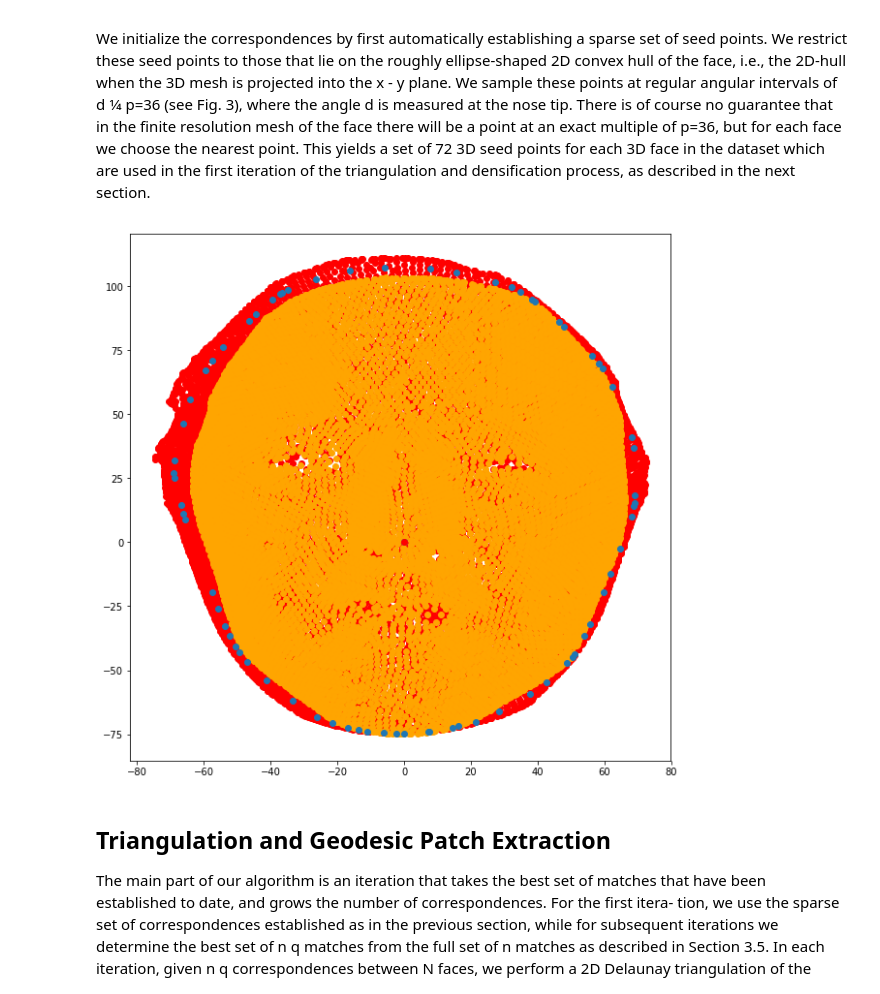
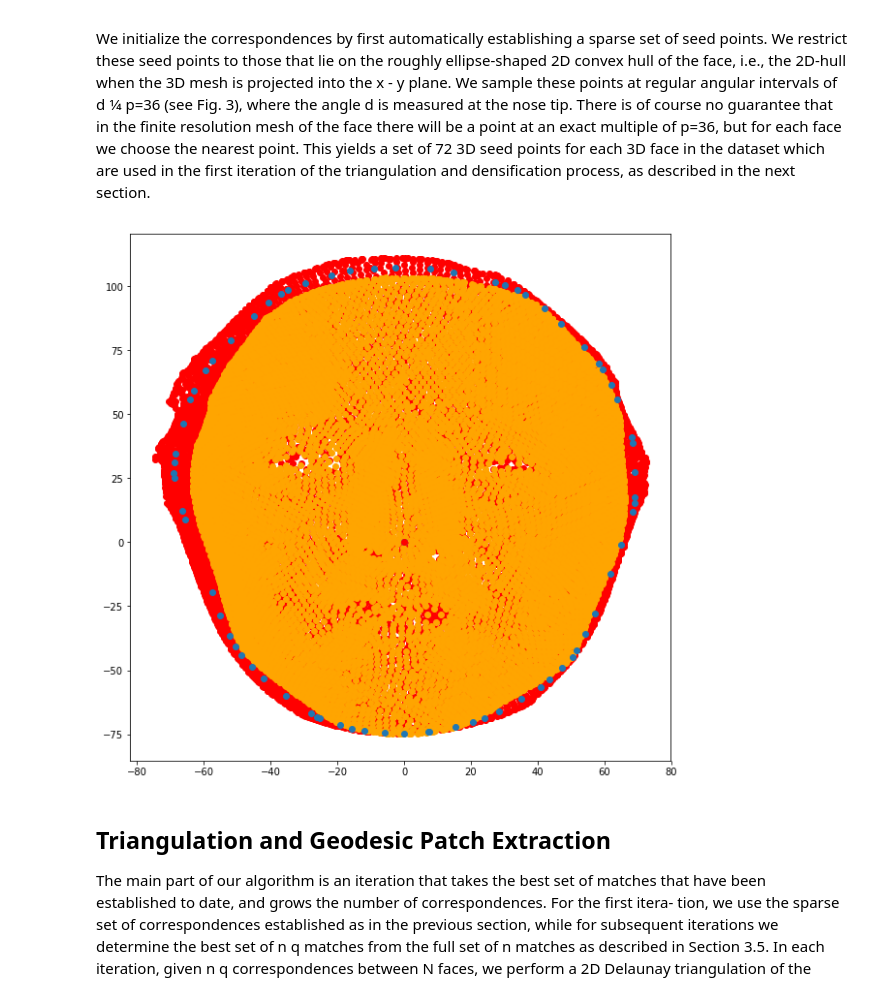
Before and after one commit to pyaf/Dense-3D-Face-Correspondence, a Jupyter notebook: hemanth.ipynb, the cells around one changed output. Drawn from its saved outputs; the diff is of its cells as text; code cells hidden in the pictures.

```diff
--- a/hemanth.ipynb
+++ b/hemanth.ipynb
@@ -82,41 +116,42 @@ multiple of p=36, but for each face we choose the nearest point. This yields a s
 # plt.show()
 # %%
 def hull72(points,nosex,nosey,nosez):
-    from math import sin, cos
     newhull = [[nosex,nosey,nosez]]
     for theta in range(0,360,5):
-        fx = 200*cos(theta)
-        fy = 200*sin(theta)
+        fx = 200*cos(theta * np.pi/180)
+        fy = 200*sin(theta * np.pi/180)
+
         nearest_point = min(zip(points[:,0],points[:,1],points[:,2]), key=lambda p:(p[0]-fx)**2+(p[1]-fy)**2)
+#         print(nearest_point, fx, fy)
         newhull.append(nearest_point)
     return newhull
 
 def get_hull(points):
     maxind = np.argmax(points[:,2])
     nosex = points[maxind,0]
     nosey = points[maxind,1]
     nosez = points[maxind,2]
     hull = np.array(hull72(points, nosex,nosey,nosez))
     return hull
 
 hull1 = get_hull(points1)
 hull2 = get_hull(points2)
 hull = (hull1 + hull2) /2
 
 
 plt.figure(figsize=(10,10))
 plt.scatter(points1[:,0], points1[:,1], color="red")
 plt.scatter(points2[:,0], points2[:,1], color="orange")
 
 plt.scatter(hull[:,0], hull[:,1])
 maxind = np.argmax(points1[:,2])
 nosex = points1[maxind,0]
 nosey = points1[maxind,1]
 nosez = points1[maxind,2]
 plt.plot(nosex,nosey,"ro")
 plt.show()
 # %% [output]
-[figure, old version]
+[figure, new version]
 # %% [markdown]
 ## Triangulation and Geodesic Patch Extraction
 
```
Also changed, not shown: parts of 21 cells of this notebook.
